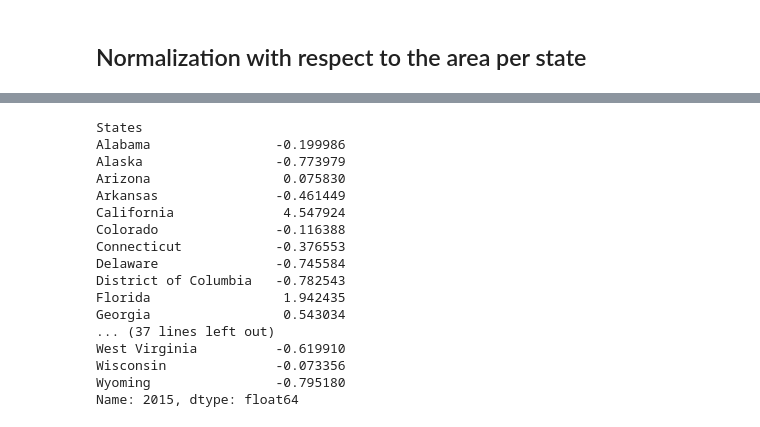
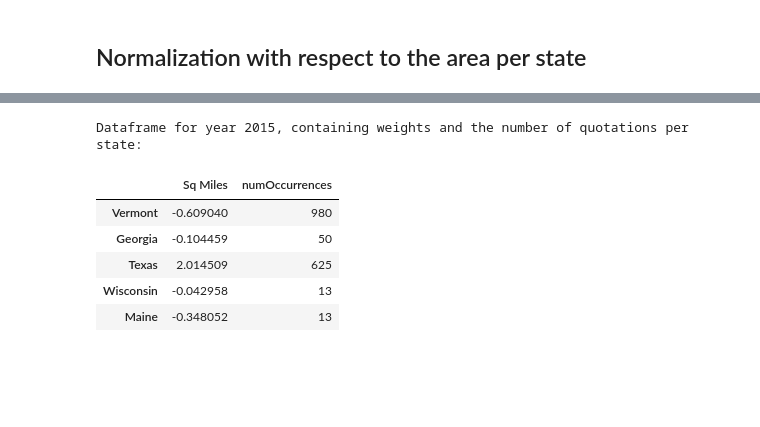
Before and after one commit to epfl-ada/ada-2021-project-ada_group_project, a Jupyter notebook: Weighted_analysis.ipynb, the cells around one changed output, grey strips where cells are left out. Saved outputs shown, nothing was run; the diff lists cells and outputs as text; code cells hidden in the pictures; blank space fills up the shorter version.

```diff
--- a/Weighted_analysis.ipynb
+++ b/Weighted_analysis.ipynb
@@ -212,20 +167,0 @@ area_state
-# %%
-population_size_state_2015
-# %% [output]
-States
-Alabama                -0.199986
-Alaska                 -0.773979
-Arizona                 0.075830
-Arkansas               -0.461449
-California              4.547924
-Colorado               -0.116388
-Connecticut            -0.376553
-Delaware               -0.745584
-District of Columbia   -0.782543
-Florida                 1.942435
-Georgia                 0.543034
-... (37 lines left out)
-West Virginia          -0.619910
-Wisconsin              -0.073356
-Wyoming                -0.795180
-Name: 2015, dtype: float64
@@ -231,0 +175,18 @@ Name: 2015, dtype: float64
+# %%
+#create the dataframes with both merged{year} and area per state
+weights_area=list()
+for merged_df in merged_df_list:
+    df=pd.merge(area_state,merged_df,left_index=True, right_index=True)
+    weights_area.append(df)
+
+#weights_area for year 2015 is weights_area[0] for example:
+print("Dataframe for year 2015, containing weights and the number of quotations per state:")
+weights_area[0].sample(5)
+# %% [output]
+Dataframe for year 2015, containing weights and the number of quotations per state:
+|  | Sq Miles | numOccurrences |
+| Vermont | -0.609040 | 980 |
+| Georgia | -0.104459 | 50 |
+| Texas | 2.014509 | 625 |
+| Wisconsin | -0.042958 | 13 |
+| Maine | -0.348052 | 13 |
```
Also changed, not shown: parts of 8 cells of this notebook.
